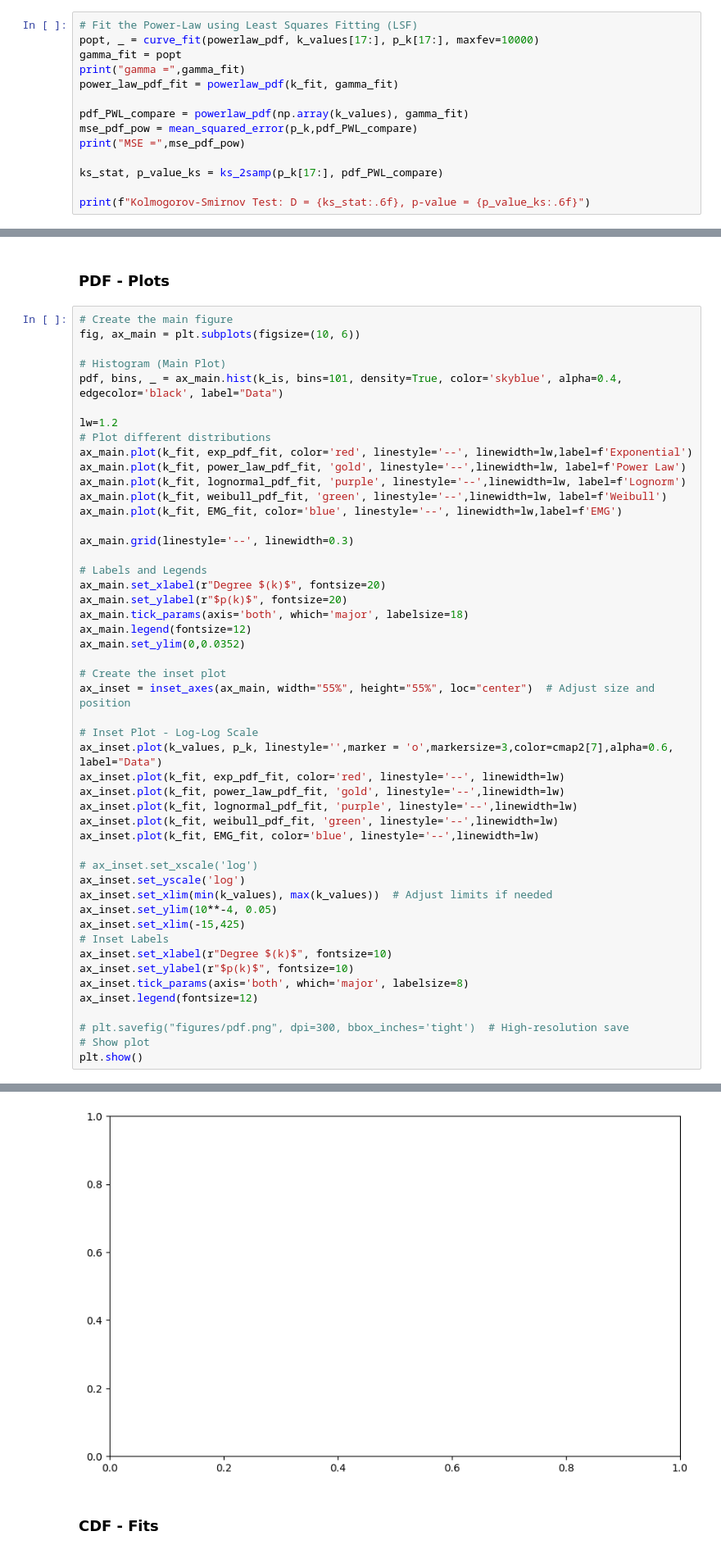
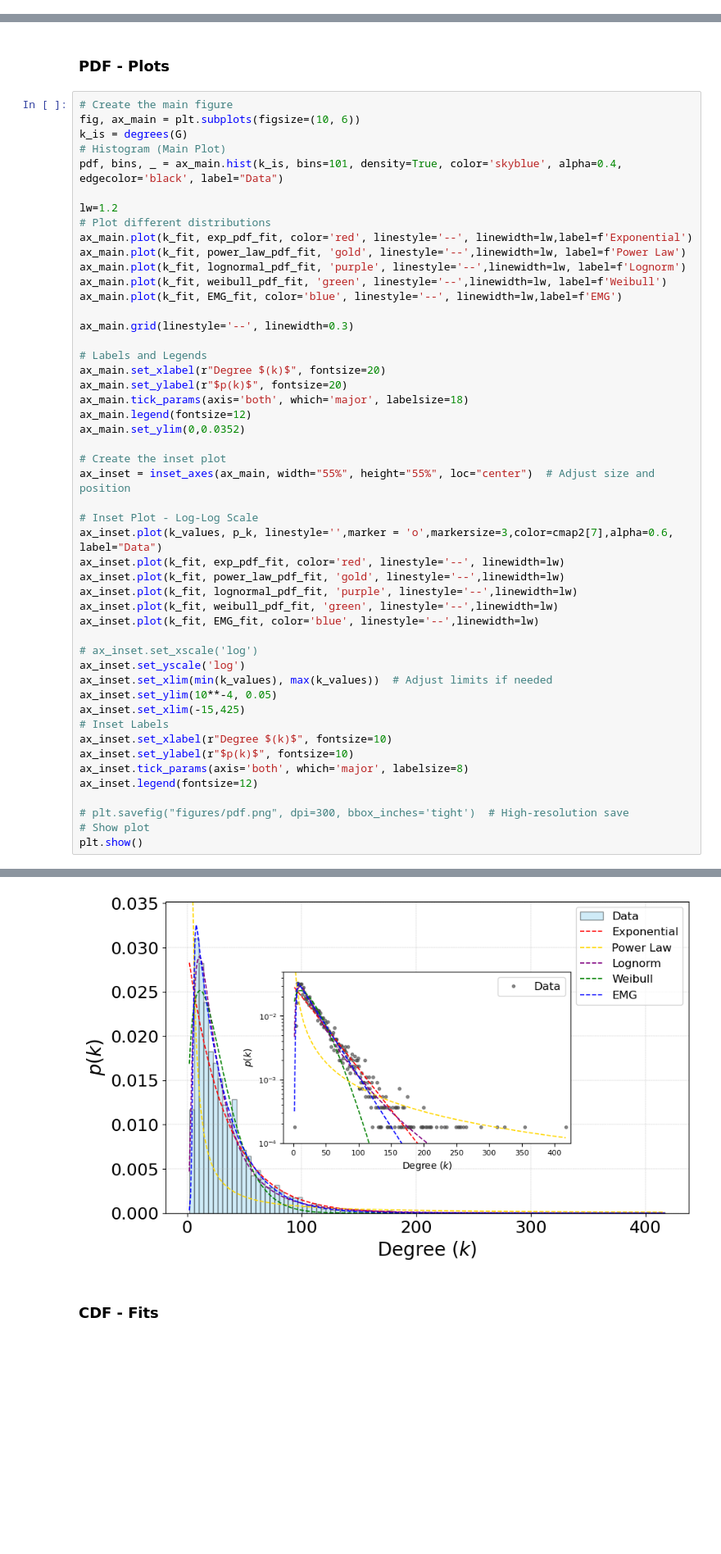
Before and after one commit to mateocarpio/Uncovering-Organizational-Structures-Through-Facebook-Friendship-Networks, a Jupyter notebook: Analizer.ipynb, the cells around one changed output, grey strips where cells are left out. Shown at 82% size. Saved outputs shown, nothing was run; the diff lists cells and outputs as text; blank space fills up the shorter version.

```diff
--- a/Analizer.ipynb
+++ b/Analizer.ipynb
@@ -567,15 +567 @@ MSE = 6.570501068163457e-05
 Kolmogorov-Smirnov Test: D = 0.293194, p-value = 0.000000
-# %%
-# Fit the Power-Law using Least Squares Fitting (LSF)
-popt, _ = curve_fit(powerlaw_pdf, k_values[17:], p_k[17:], maxfev=10000)
-gamma_fit = popt
-print("gamma =",gamma_fit)
-power_law_pdf_fit = powerlaw_pdf(k_fit, gamma_fit)
-
-pdf_PWL_compare = powerlaw_pdf(np.array(k_values), gamma_fit)
-mse_pdf_pow = mean_squared_error(p_k,pdf_PWL_compare)
-print("MSE =",mse_pdf_pow)
-
-ks_stat, p_value_ks = ks_2samp(p_k[17:], pdf_PWL_compare)
-
-print(f"Kolmogorov-Smirnov Test: D = {ks_stat:.6f}, p-value = {p_value_ks:.6f}")
@@ -588,7 +570,7 @@ Kolmogorov-Smirnov Test: D = 0.243425, p-value = 0.000031
 # %%
 # Create the main figure
 fig, ax_main = plt.subplots(figsize=(10, 6))
-
+k_is = degrees(G)
 # Histogram (Main Plot)
 pdf, bins, _ = ax_main.hist(k_is, bins=101, density=True, color='skyblue', alpha=0.4, edgecolor='black', label="Data")
 
@@ -639,4 +620,4 @@ NameError: name 'k_is' is not defined
-[figure, old version]
+[figure, new version]
 # %% [markdown]
 ### CDF - Fits
 # %%
```
Also changed, not shown: parts of 8 cells of this notebook, 1 other file.
